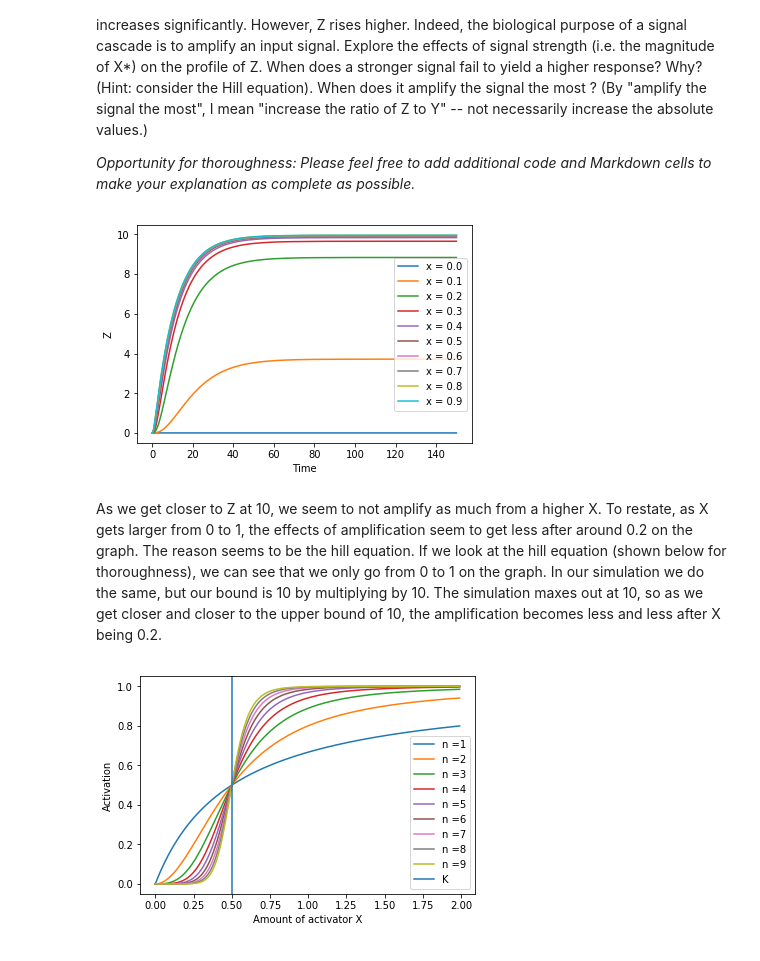
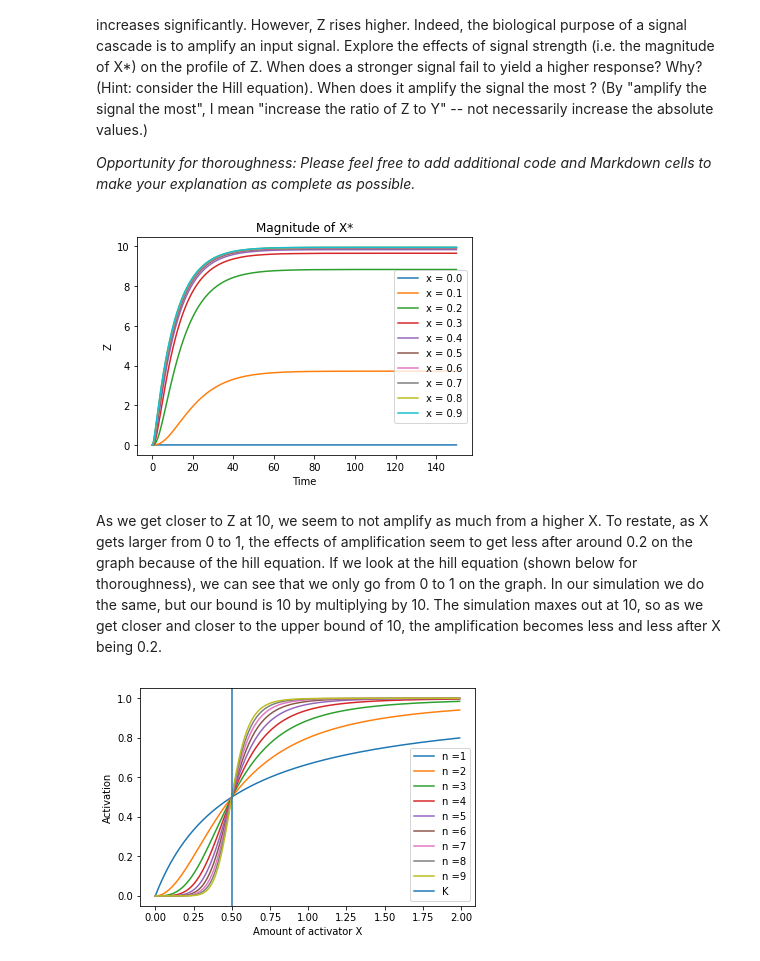
Before and after one commit to hmhwan21/cs341projects, a Jupyter notebook: proj2/Project2.ipynb, the cells around one changed output. Saved outputs shown, nothing was run; the diff lists cells and outputs as text; code cells hidden in the pictures.

```diff
--- a/proj2/Project2.ipynb
+++ b/proj2/Project2.ipynb
@@ -110,21 +111,22 @@ The graph above shows that when X is off (X=0) (from time 0 to 50), the X does n
 # %%
 # Write code here
 # we will only look at z on the graphs
 xs = np.arange(0,1,0.1)
 legs = []
 for x in xs:
     params = (vY_max, Ky, ny, vZ_max, Kz, nz, d, x)
     ca = lambda t,y : chain_activator(t,y, params)
     sol = scipy.integrate.solve_ivp( fun=ca, t_span=(0,150), y0=(Y0,Z0), t_eval=np.arange(0,150,.01) )
     plt.plot(sol.t, sol.y.T[:,1])
     legs.append("x = " + str(round(x,1)))
 plt.xlabel("Time")
 plt.ylabel("Z")
+plt.title("Magnitude of X*")
 plt.legend(legs);
 # %% [output]
-[figure, old version]
+[figure, new version]
 # %% [markdown]
-As we get closer to Z at 10, we seem to not amplify as much from a higher X. To restate, as X gets larger from 0 to 1, the effects of amplification seem to get less after around 0.2 on the graph. The reason seems to be the hill equation. If we look at the hill equation (shown below for thoroughness), we can see that we only go from 0 to 1 on the graph. In our simulation we do the same, but our bound is 10 by multiplying by 10. The simulation maxes out at 10, so as we get closer and closer to the upper bound of 10, the amplification becomes less and less after X being 0.2.
+As we get closer to Z at 10, we seem to not amplify as much from a higher X. To restate, as X gets larger from 0 to 1, the effects of amplification seem to get less after around 0.2 on the graph because of the hill equation. If we look at the hill equation (shown below for thoroughness), we can see that we only go from 0 to 1 on the graph. In our simulation we do the same, but our bound is 10 by multiplying by 10. The simulation maxes out at 10, so as we get closer and closer to the upper bound of 10, the amplification becomes less and less after X being 0.2.
 # %%
 #standard hill equation plotted
 vmax_z = 1
```
Also changed, not shown: parts of 3 cells of this notebook.
